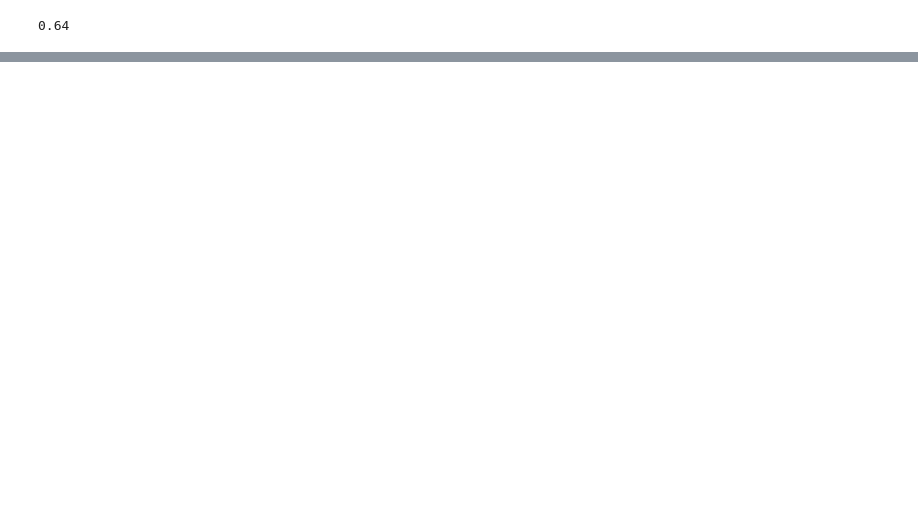
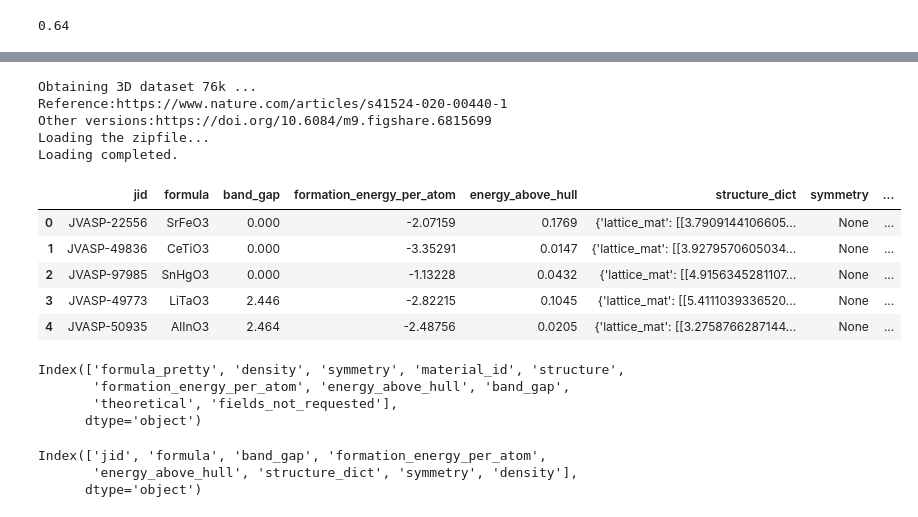
Before and after one commit to nortjo87/matproj, a Jupyter notebook: pilania/test.ipynb, the cells around one changed output, grey strips where cells are left out. Saved outputs shown, nothing was run; the diff lists cells and outputs as text; code cells hidden in the pictures; blank space fills up the shorter version.

```diff
--- a/pilania/test.ipynb
+++ b/pilania/test.ipynb
@@ -68,0 +26,69 @@ AttributeError: 'MPDataDoc' object has no attribute 'formulation_energy_per_atom
+# %%
+
+from jarvis.db.figshare import data  # module dari JARVIS-Tools
+from jarvis.core.atoms import Atoms
+from pymatgen.core import Structure  # jika perlu konversi
+
+# 1) Load dataset
+d = data(dataset="dft_3d")  # dataset “3D materials” JARVIS-DFT :contentReference[oaicite:5]{index=5}
+
+# 2) Filter formula
+filtered = []
+for entry in d:
+    formula = entry.get("formula")
+    if formula is None:
+        continue
+    # pilih formula yang cocok “ABO3” (atau yang mengandung ABO3)
+    if formula.upper().endswith("O3") and len(formula.split()) == 1:  # contoh sederhana
+        filtered.append(entry)
+
+# 3) Ambil kolom yang Anda mau
+rows = []
+for entry in filtered:
+    jid = entry.get("jid")
+    formula = entry.get("formula")
+    bandgap = entry.get("optb88vdw_bandgap")  # contoh field
+    formation = entry.get("formation_energy_peratom")
+    ehull = entry.get("ehull")
+    structure_dict = entry.get("atoms")  # struktur dalam dict
+    symmetry = entry.get("spacegroup_symbol") if entry.get("spacegroup_symbol") else entry.get("spg_symbols")
+    density = entry.get("density")
+
+    rows.append({
+        "jid": jid,
+        "formula": formula,
+        "band_gap": bandgap,
+        "formation_energy_per_atom": formation,
+        "energy_above_hull": ehull,
+        "structure_dict": structure_dict,
+        "symmetry": symmetry,
+        "density": density
+    })
+
+df = pd.DataFrame(rows)
+df.head()
+# %% [output]
+Obtaining 3D dataset 76k ...
+Reference:https://www.nature.com/articles/s41524-020-00440-1
+Other versions:https://doi.org/10.6084/m9.figshare.6815699
+Loading the zipfile...
+Loading completed.
+|  | jid | formula | band_gap | formation_energy_per_atom | energy_above_hull | structure_dict | symmetry | ... |
+| 0 | JVASP-22556 | SrFeO3 | 0.000 | -2.07159 | 0.1769 | {'lattice_mat': [[3.7909144106605... | None | ... |
+| 1 | JVASP-49836 | CeTiO3 | 0.000 | -3.35291 | 0.0147 | {'lattice_mat': [[3.9279570605034... | None | ... |
+| 2 | JVASP-97985 | SnHgO3 | 0.000 | -1.13228 | 0.0432 | {'lattice_mat': [[4.9156345281107... | None | ... |
+| 3 | JVASP-49773 | LiTaO3 | 2.446 | -2.82215 | 0.1045 | {'lattice_mat': [[5.4111039336520... | None | ... |
+| 4 | JVASP-50935 | AlInO3 | 2.464 | -2.48756 | 0.0205 | {'lattice_mat': [[3.2758766287144... | None | ... |
+# %%
+dfPM.columns
+# %% [output]
+Index(['formula_pretty', 'density', 'symmetry', 'material_id', 'structure',
+       'formation_energy_per_atom', 'energy_above_hull', 'band_gap',
+       'theoretical', 'fields_not_requested'],
+      dtype='object')
+# %%
+df.columns
+# %% [output]
+Index(['jid', 'formula', 'band_gap', 'formation_energy_per_atom',
+       'energy_above_hull', 'structure_dict', 'symmetry', 'density'],
+      dtype='object')
```
Also changed, not shown: parts of 13 cells of this notebook, 1 other file.
